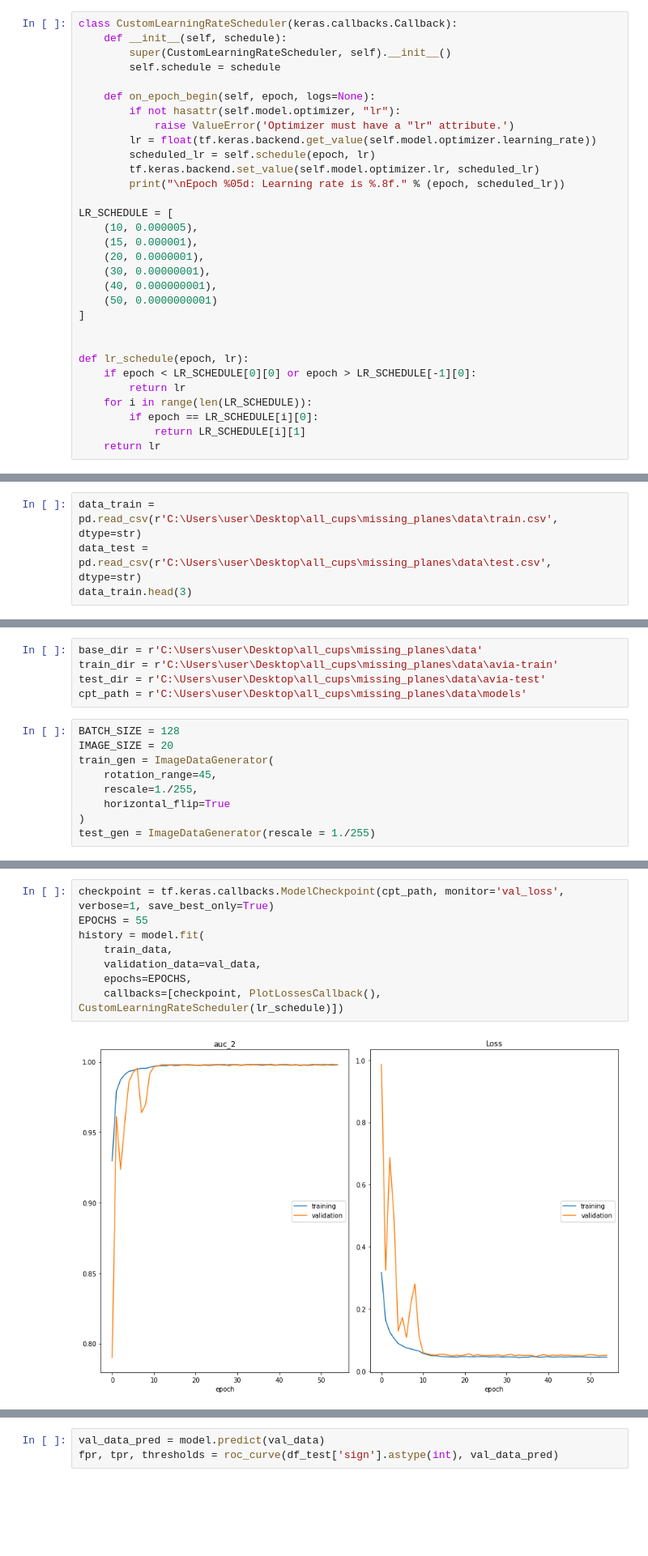
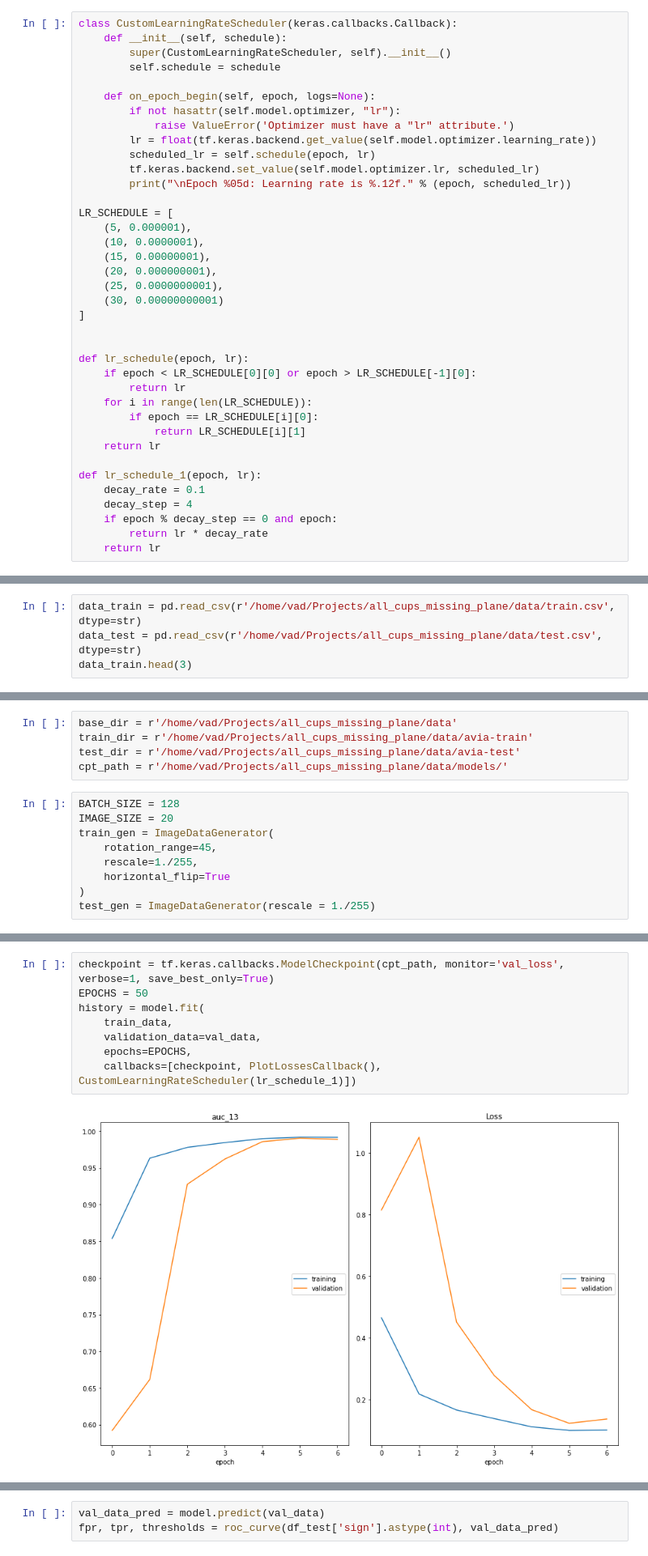
Before and after one commit to Deksed/all_cups_missing_plane, a Jupyter notebook: missing planes.ipynb, the cells around one changed output, grey strips where cells are left out. Shown at 81% size. Saved outputs shown, nothing was run; the diff lists cells and outputs as text; blank space fills up the shorter version.

```diff
--- a/missing planes.ipynb
+++ b/missing planes.ipynb
@@ -38,15 +45,15 @@ class CustomLearningRateScheduler(keras.callbacks.Callback):
         lr = float(tf.keras.backend.get_value(self.model.optimizer.learning_rate))
         scheduled_lr = self.schedule(epoch, lr)
         tf.keras.backend.set_value(self.model.optimizer.lr, scheduled_lr)
-        print("\nEpoch %05d: Learning rate is %.8f." % (epoch, scheduled_lr))
+        print("\nEpoch %05d: Learning rate is %.12f." % (epoch, scheduled_lr))
 
 LR_SCHEDULE = [
-    (10, 0.000005),
-    (15, 0.000001),
-    (20, 0.0000001),
-    (30, 0.00000001),
-    (40, 0.000000001),
-    (50, 0.0000000001)
+    (5, 0.000001),
+    (10, 0.0000001),
+    (15, 0.00000001),
+    (20, 0.000000001),
+    (25, 0.0000000001),
+    (30, 0.00000000001)
 ]
 
 
@@ -57,3 +64,10 @@ def lr_schedule(epoch, lr):
         if epoch == LR_SCHEDULE[i][0]:
             return LR_SCHEDULE[i][1]
     return lr
+
+def lr_schedule_1(epoch, lr):
+    decay_rate = 0.1
+    decay_step = 4
+    if epoch % decay_step == 0 and epoch:
+        return lr * decay_rate
+    return lr
@@ -60,6 +79,6 @@ def lr_schedule(epoch, lr):
 # %%
-data_train = pd.read_csv(r'C:\Users\user\Desktop\all_cups\missing_planes\data\train.csv', dtype=str)
-data_test = pd.read_csv(r'C:\Users\user\Desktop\all_cups\missing_planes\data\test.csv', dtype=str)
+data_train = pd.read_csv(r'/home/vad/Projects/all_cups_missing_plane/data/train.csv', dtype=str)
+data_test = pd.read_csv(r'/home/vad/Projects/all_cups_missing_plane/data/test.csv', dtype=str)
 data_train.head(3)
 # %% [output]
 |  | sign | filename |
@@ -76,10 +95,10 @@ samples = np.random.rand(len(data_train)) < 0.8
 df_train = data_train[samples]
 df_test = data_train[~samples]
 # %%
-base_dir = r'C:\Users\user\Desktop\all_cups\missing_planes\data'
-train_dir = r'C:\Users\user\Desktop\all_cups\missing_planes\data\avia-train'
-test_dir = r'C:\Users\user\Desktop\all_cups\missing_planes\data\avia-test'
-cpt_path = r'C:\Users\user\Desktop\all_cups\missing_planes\data\models'
+base_dir = r'/home/vad/Projects/all_cups_missing_plane/data'
+train_dir = r'/home/vad/Projects/all_cups_missing_plane/data/avia-train'
+test_dir = r'/home/vad/Projects/all_cups_missing_plane/data/avia-test'
+cpt_path = r'/home/vad/Projects/all_cups_missing_plane/data/models/'
 # %%
 BATCH_SIZE = 128
 IMAGE_SIZE = 20
@@ -243,11 +297,11 @@ Non-trainable params: 3,968
 _________________________________________________________________
 # %%
 checkpoint = tf.keras.callbacks.ModelCheckpoint(cpt_path, monitor='val_loss', verbose=1, save_best_only=True)
-EPOCHS = 55
+EPOCHS = 50
 history = model.fit(
     train_data,
     validation_data=val_data,
     epochs=EPOCHS,
-    callbacks=[checkpoint, PlotLossesCallback(), CustomLearningRateScheduler(lr_schedule)])
+    callbacks=[checkpoint, PlotLossesCallback(), CustomLearningRateScheduler(lr_schedule_1)])
 # %% [output]
-[figure, old version]
+[figure, new version]
```
Also changed, not shown: parts of 14 cells of this notebook, 1 other file.
